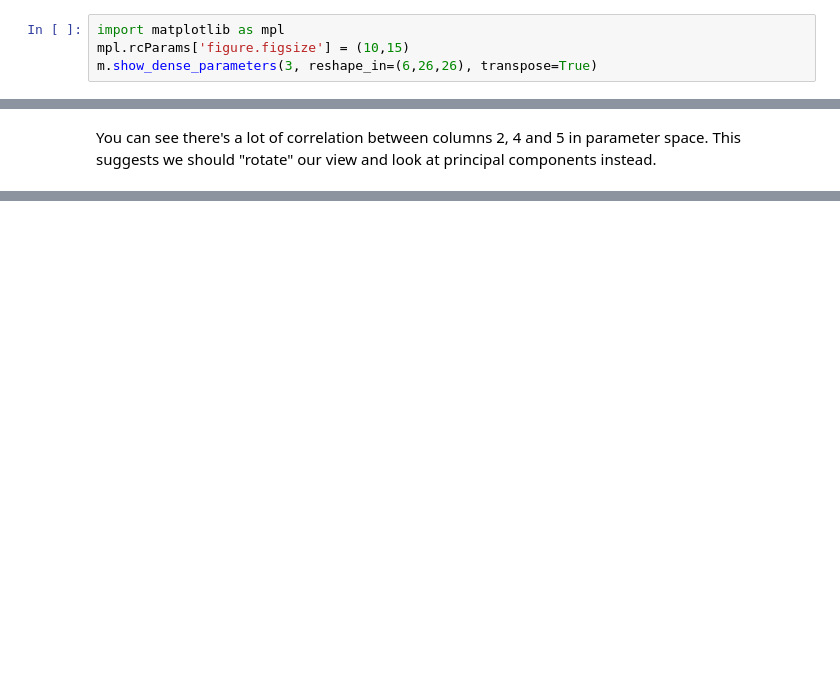
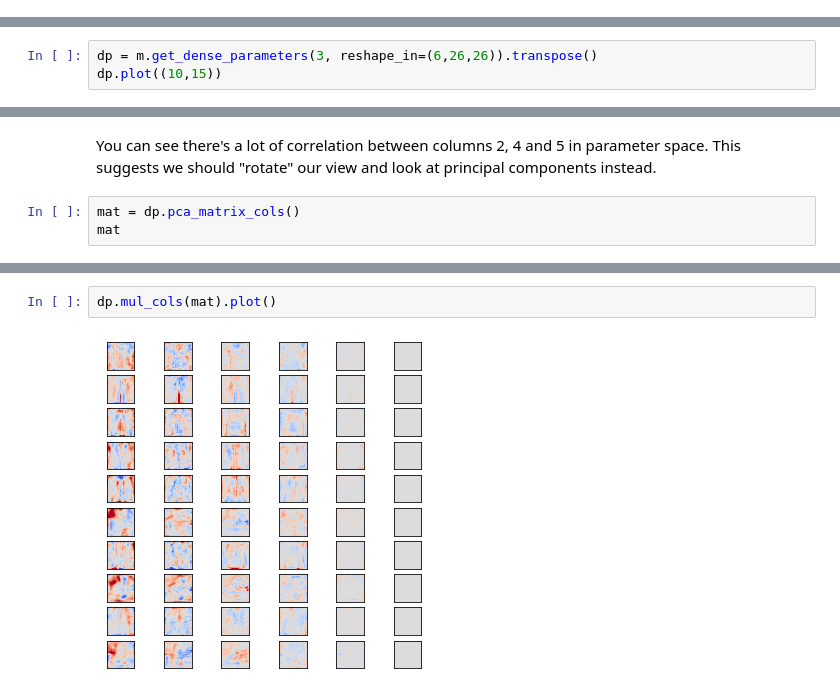
Before and after one commit to edkins/torch-play, a Jupyter notebook: notebooks/fashion_cnn1.ipynb, the cells around one changed output, grey strips where cells are left out. Saved outputs shown, nothing was run; the diff lists cells and outputs as text; blank space fills up the shorter version.

```diff
--- a/notebooks/fashion_cnn1.ipynb
+++ b/notebooks/fashion_cnn1.ipynb
@@ -33,4 +33,0 @@ m.activate(4).show_activation_grid(1)
-# %%
-import matplotlib as mpl
-mpl.rcParams['figure.figsize'] = (10,15)
-m.show_dense_parameters(3, reshape_in=(6,26,26), transpose=True)
@@ -49,3 +44,6 @@ m.classes
  'Sneaker',
  'Bag',
  'Ankle boot']
+# %%
+dp = m.get_dense_parameters(3, reshape_in=(6,26,26)).transpose()
+dp.plot((10,15))
@@ -52,2 +52,5 @@ m.classes
 # %% [markdown]
 You can see there's a lot of correlation between columns 2, 4 and 5 in parameter space. This suggests we should "rotate" our view and look at principal components instead.
+# %%
+mat = dp.pca_matrix_cols()
+mat
@@ -53,0 +70,4 @@ You can see there's a lot of correlation between columns 2, 4 and 5 in parameter
+# %%
+dp.mul_cols(mat).plot()
+# %% [output]
+[figure, added]
```
Also changed, not shown: parts of 7 cells of this notebook, 2 other files.
